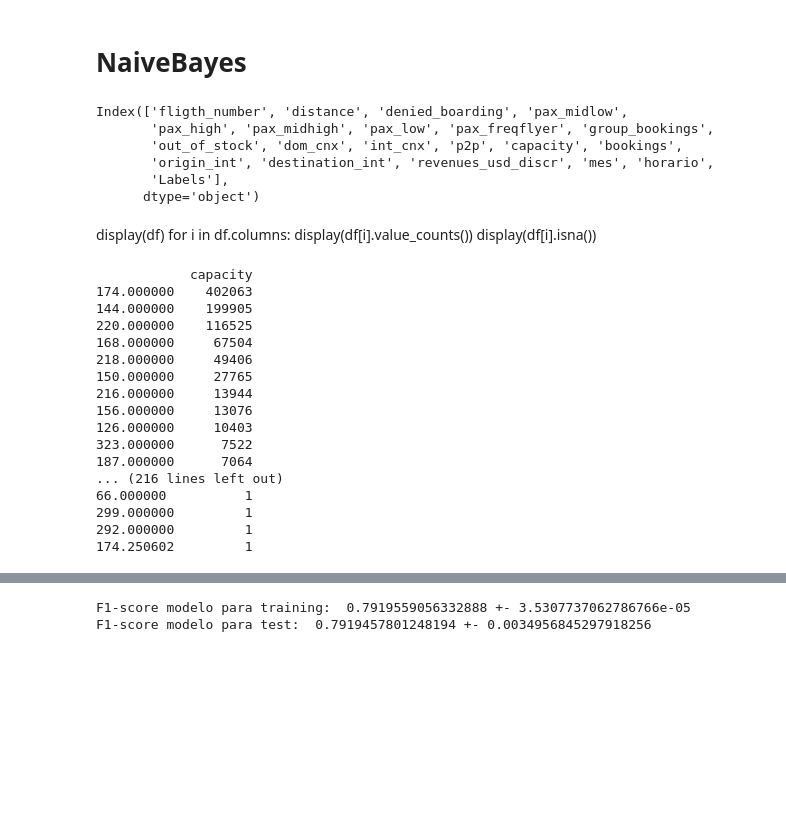
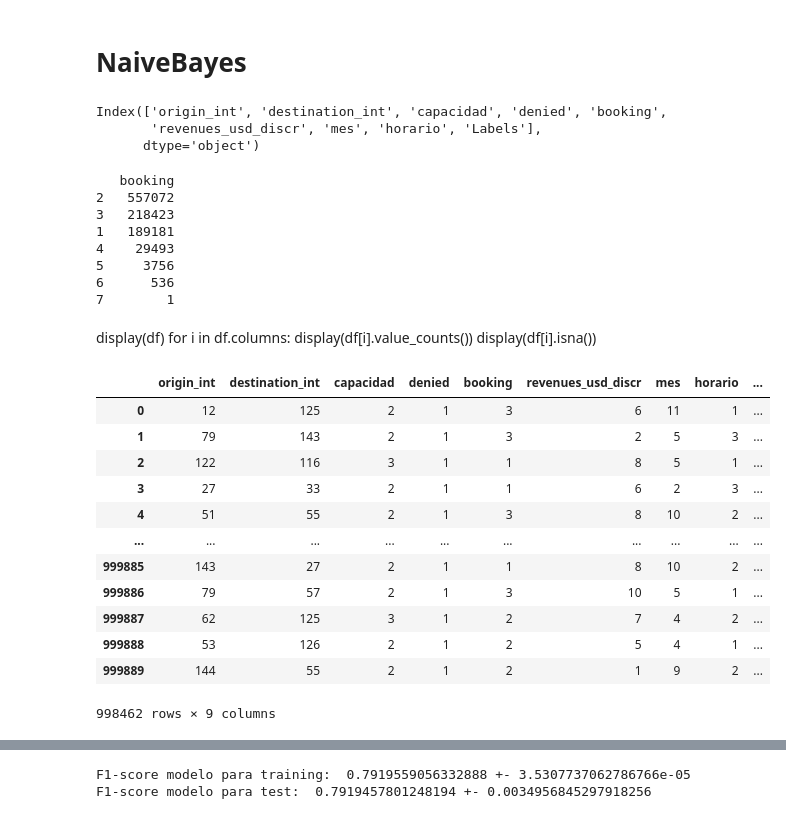
Before and after one commit to EBNoir/TICS411, a Jupyter notebook: Proyecto2/NaiveBayes.ipynb, the cells around one changed output, grey strips where cells are left out. Saved outputs shown, nothing was run; the diff lists cells and outputs as text; code cells hidden in the pictures; blank space fills up the shorter version.

```diff
--- a/Proyecto2/NaiveBayes.ipynb
+++ b/Proyecto2/NaiveBayes.ipynb
@@ -63,47 +82,65 @@ target = df['Labels']
 # La eliminamos del dataframe
 df.drop('noshow', axis=1, inplace=True)
 
+df.drop('fligth_number', axis=1, inplace=True)
+df.drop('p2p', axis=1, inplace=True)
+df.drop('distance', axis=1, inplace=True)
+df.drop('pax_midlow', axis=1, inplace=True)
+df.drop('pax_high', axis=1, inplace=True)
+df.drop('pax_midhigh', axis=1, inplace=True)
+df.drop('pax_low', axis=1, inplace=True)
+df.drop('pax_freqflyer', axis=1, inplace=True)
+df.drop('group_bookings', axis=1, inplace=True)
+df.drop('out_of_stock', axis=1, inplace=True)
+df.drop('dom_cnx', axis=1, inplace=True)
+df.drop('int_cnx', axis=1, inplace=True)
+
+
 
 #Columnas despues de la limpieza
 df.columns
 # %% [output]
-Index(['fligth_number', 'distance', 'denied_boarding', 'pax_midlow',
-       'pax_high', 'pax_midhigh', 'pax_low', 'pax_freqflyer', 'group_bookings',
-       'out_of_stock', 'dom_cnx', 'int_cnx', 'p2p', 'capacity', 'bookings',
-       'origin_int', 'destination_int', 'revenues_usd_discr', 'mes', 'horario',
-       'Labels'],
+Index(['origin_int', 'destination_int', 'capacidad', 'denied', 'booking',
+       'revenues_usd_discr', 'mes', 'horario', 'Labels'],
       dtype='object')
-# %% [markdown]
-display(df)
-for i in df.columns:
-    display(df[i].value_counts())
-    display(df[i].isna())
 # %%
 #display(df)
 #for i in df.columns:
     #print(i)
-    #display(df[i].value_counts())
+    #display(df["bookings"].value_counts())
     #display(df.hist(column = i, bins = 5, grid = False))
 with pd.option_context('display.max_rows', None, 'display.max_columns', None):  # more options can be specified also
-    print(df["capacity"].value_counts().to_frame())
+    print(df["booking"].value_counts().to_frame())
 # %% [output]
-            capacity
-174.000000    402063
-144.000000    199905
-220.000000    116525
-168.000000     67504
-218.000000     49406
-150.000000     27765
-216.000000     13944
-156.000000     13076
-126.000000     10403
-323.000000      7522
-187.000000      7064
-... (216 lines left out)
-66.000000          1
-299.000000         1
-292.000000         1
-174.250602         1
+   booking
+2   557072
+3   218423
+1   189181
+4    29493
+5     3756
+6      536
+7        1
+# %% [markdown]
+display(df)
+for i in df.columns:
+    display(df[i].value_counts())
+    display(df[i].isna())
+# %%
+df
+# %% [output]
+|  | origin_int | destination_int | capacidad | denied | booking | revenues_usd_discr | mes | horario | ... |
+| 0 | 12 | 125 | 2 | 1 | 3 | 6 | 11 | 1 | ... |
+| 1 | 79 | 143 | 2 | 1 | 3 | 2 | 5 | 3 | ... |
+| 2 | 122 | 116 | 3 | 1 | 1 | 8 | 5 | 1 | ... |
+| 3 | 27 | 33 | 2 | 1 | 1 | 6 | 2 | 3 | ... |
+| 4 | 51 | 55 | 2 | 1 | 3 | 8 | 10 | 2 | ... |
+| ... | ... | ... | ... | ... | ... | ... | ... | ... | ... |
+| 999885 | 143 | 27 | 2 | 1 | 1 | 8 | 10 | 2 | ... |
+| 999886 | 79 | 57 | 2 | 1 | 3 | 10 | 5 | 1 | ... |
+| 999887 | 62 | 125 | 3 | 1 | 2 | 7 | 4 | 2 | ... |
+| 999888 | 53 | 126 | 2 | 1 | 2 | 5 | 4 | 1 | ... |
+| 999889 | 144 | 55 | 2 | 1 | 2 | 1 | 9 | 2 | ... |
+998462 rows × 9 columns
 # %%
 #Crear un objeto de KFold cross validation
 
```
Also changed, not shown: parts of 8 cells of this notebook.
